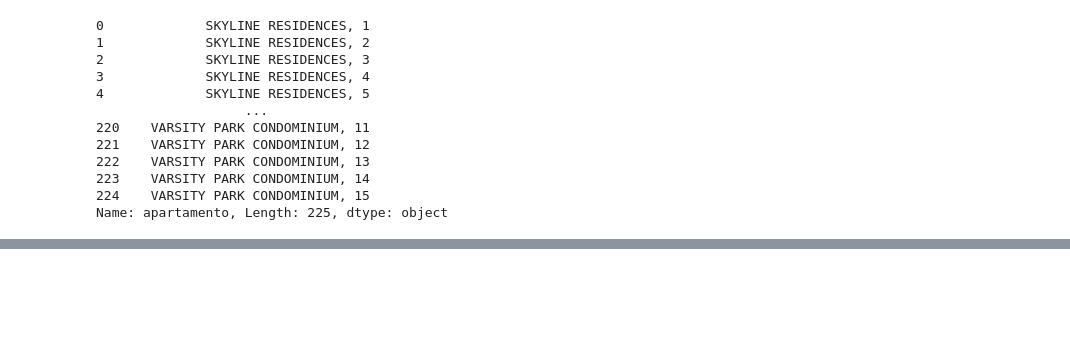
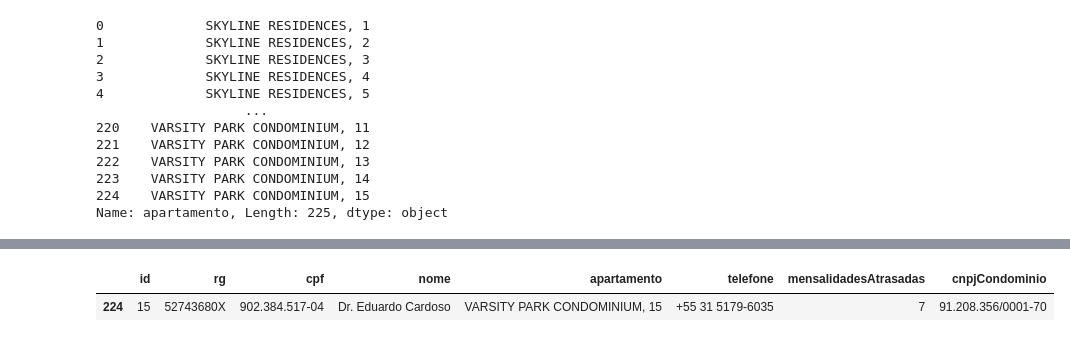
Before and after one commit to JDaniloC/reco-bi, a Jupyter notebook: data/db_parser.ipynb, the cells around one changed output, grey strips where cells are left out. Cells and saved outputs as stored; diff of their text form; code cells hidden in the pictures; blank space fills up the shorter version.

```diff
--- a/data/db_parser.ipynb
+++ b/data/db_parser.ipynb
@@ -127,0 +189,5 @@ debtors
+# %%
+debtors[debtors["cpf"] == "902.384.517-04"]
+# %% [output]
+|  | id | rg | cpf | nome | apartamento | telefone | mensalidadesAtrasadas | cnpjCondominio |
+| 224 | 15 | 52743680X | 902.384.517-04 | Dr. Eduardo Cardoso | VARSITY PARK CONDOMINIUM, 15 | +55 31 5179-6035 | 7 | 91.208.356/0001-70 |
```
Also changed, not shown: parts of 8 cells of this notebook.
